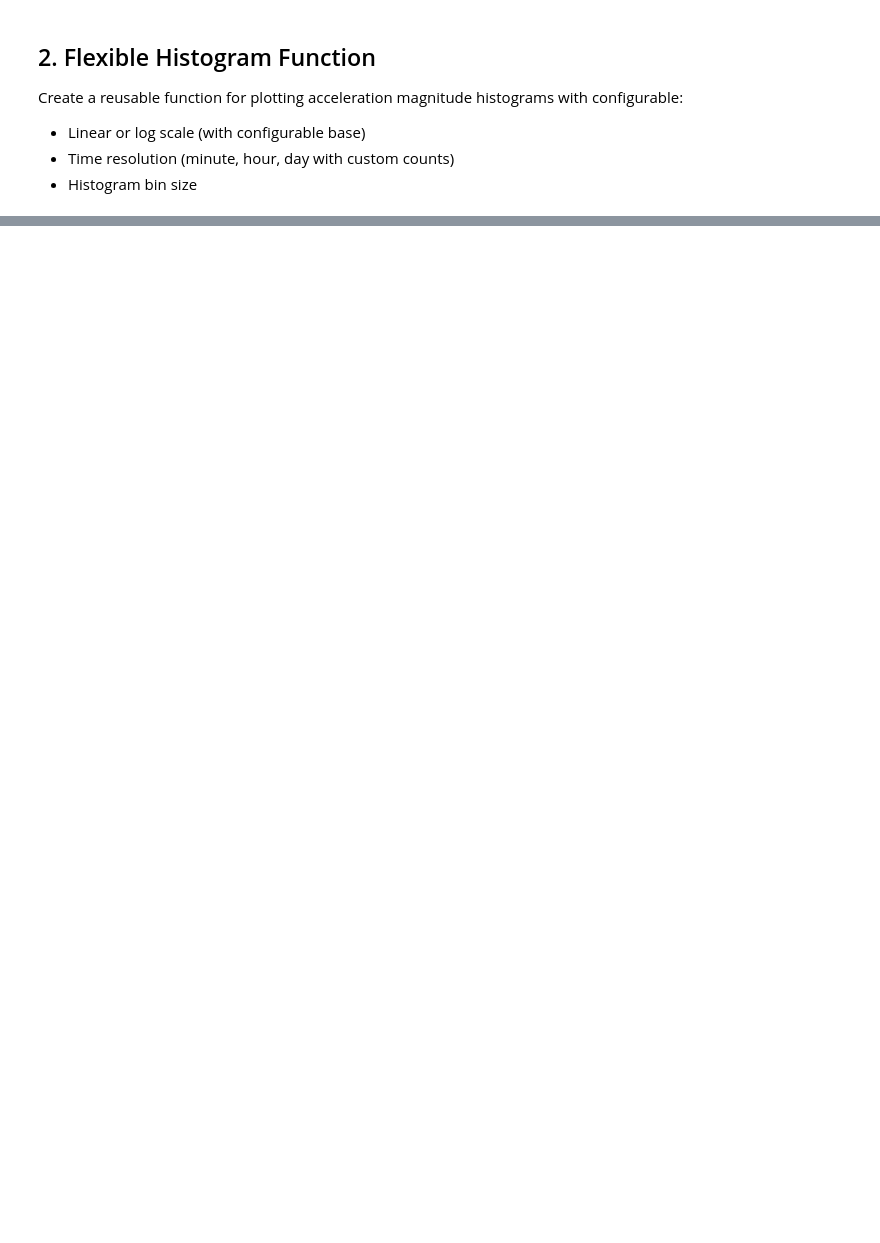
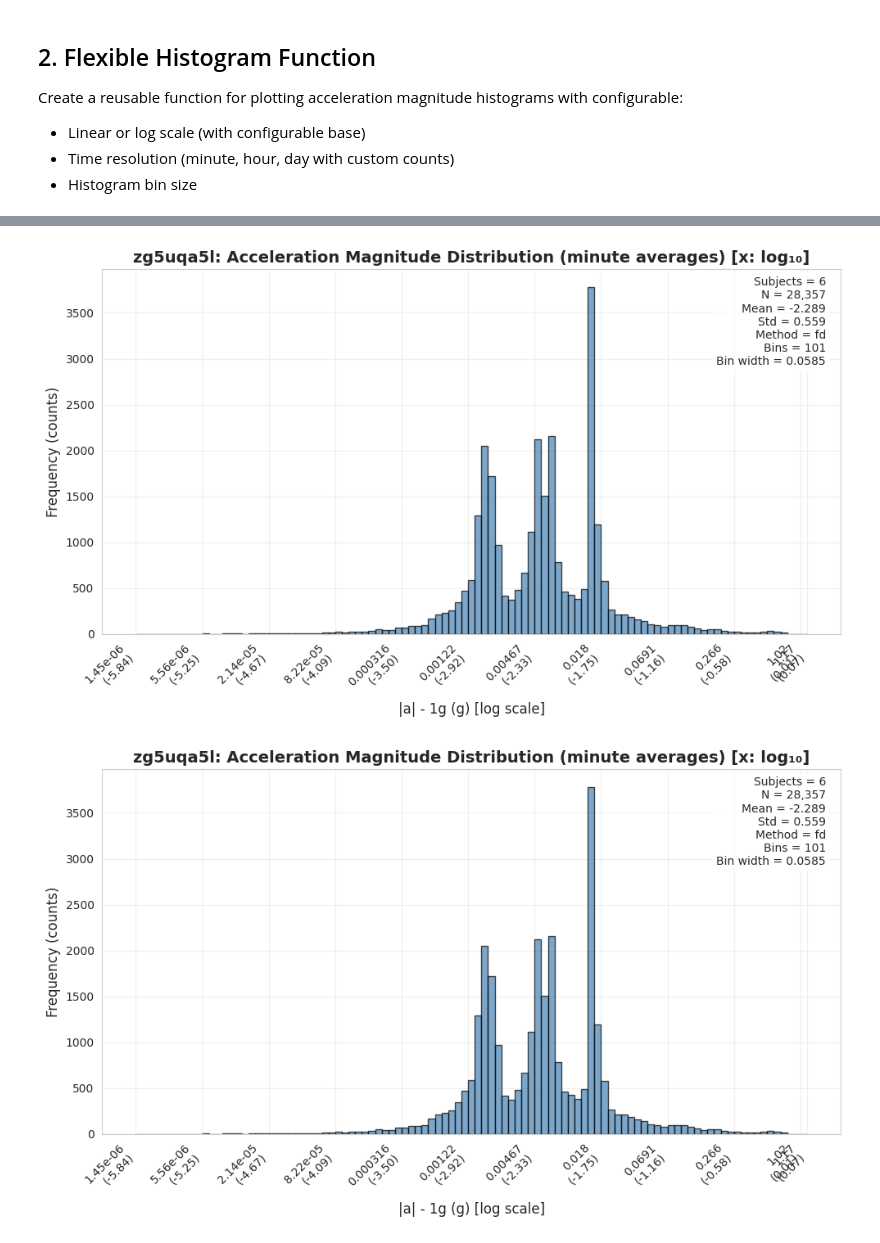
Before and after one commit to elizabethyoo/sample_imputation, a Jupyter notebook: notebooks/07_plot_minutely_acc_mag_dists.ipynb, the cells around one changed output, grey strips where cells are left out. Drawn from its saved outputs; the diff is of its cells as text; code cells hidden in the pictures; blank space fills up the shorter version.

```diff
--- a/notebooks/07_plot_minutely_acc_mag_dists.ipynb
+++ b/notebooks/07_plot_minutely_acc_mag_dists.ipynb
@@ -196,25 +155,0 @@ All data now in g units, saved to: /n/home01/egraff/sample_imputation/data/proce
-# %%
-
-# Call processed data from /data/processed/g_units/
-processed_data = pd.read_csv(DATA_PROCESSED / 'processed_data.csv')
-
-# Display summary of processed data
-summary_data = []
-
-for subject_id in SUBJECT_IDS:
-    df = processed_data[subject_id]
-    if len(df) > 0:
-        # Compute magnitude and subtract 1g for gravity
-        magnitude = np.sqrt(df['x']**2 + df['y']**2 + df['z']**2) - 1.0
-        summary_data.append({
-            'Subject': subject_id,
-            'Device': device_types[subject_id],
-            'Samples': len(df),
-            'Mean |a|-1g': magnitude.mean(),
-            'Std |a|-1g': magnitude.std(),
-            'Time Range': f"{df['timestamp'].min().strftime('%Y-%m-%d')} to {df['timestamp'].max().strftime('%Y-%m-%d')}"
-        })
-
-summary_df = pd.DataFrame(summary_data)
-print("\nProcessed Data Summary (magnitude with gravity subtracted):")
-print(summary_df.to_string(index=False))
@@ -450 +446,12 @@ KeyError: 'magnitude'
+# %%
+# Multiple subjects pooled
+all_dfs = [pd.read_csv(DATA_PROCESSED / s / 'accelerometer' / 'combined.csv')
+           for s in SUBJECT_IDS]
+for df in all_dfs:
+    df['timestamp'] = pd.to_datetime(df['timestamp'], format='ISO8601')
+
+plot_magnitude_histogram(all_dfs, SUBJECT_IDS, use_log=True, resolution='minute')
+# %% [output]
+[figure, added]
+[figure, added]
 # %% [markdown]
```
Also changed, not shown: parts of 15 cells of this notebook, 4 other files.
